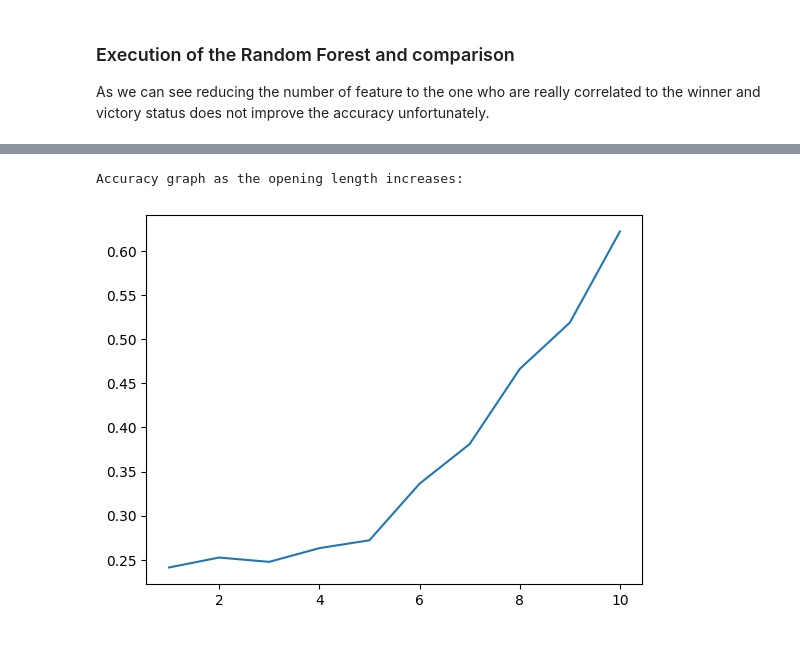
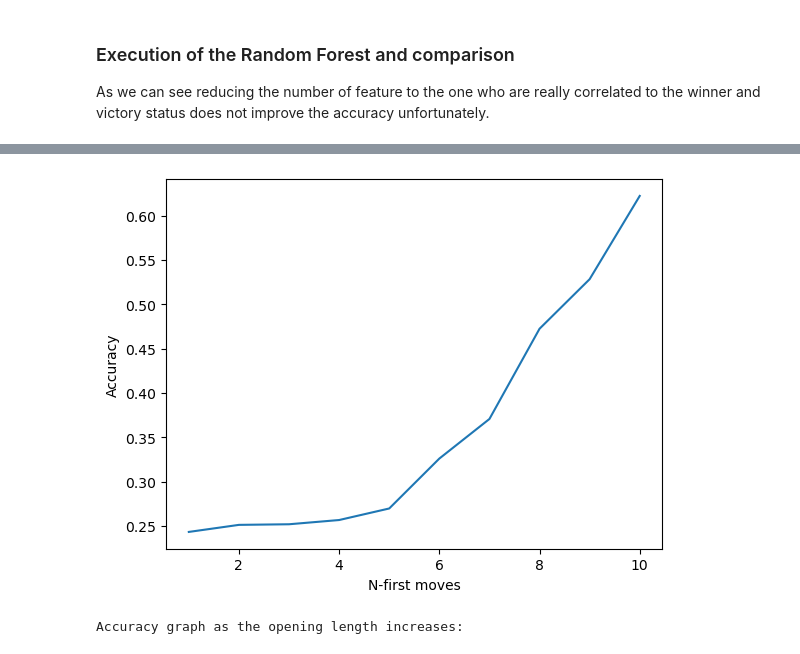
Before and after one commit to robinmoon2/AI_Application_HY, a Jupyter notebook: Chess_Project/Elite_MlPrediction.ipynb, the cells around one changed output, grey strips where cells are left out. Cells and saved outputs as stored; diff of their text form; code cells hidden in the pictures.

```diff
--- a/Chess_Project/Elite_MlPrediction.ipynb
+++ b/Chess_Project/Elite_MlPrediction.ipynb
@@ -349,17 +349,21 @@ def multipleDecisionTree(numMoves):
             None
     return(accuracy_score(yCorrectForCompareX, yPredictForCompareX), numkey)
 # %%
+fig = plt.figure()
+ax = fig.add_subplot(1, 1, 1)
 graphX = np.empty(0)
 graphY = np.empty(0)
 for i in range(1,11):
     graphX = np.append(graphX,i)
     tup = multipleDecisionTree(i)
     numkey = tup[1]
     Acc = tup[0]
     graphY = np.append(graphY,Acc)
-plt.plot(graphX, graphY)
-plt.show
+ax.plot(graphX, graphY)
+ax.set_xlabel("N-first moves")
+ax.set_ylabel("Accuracy")
+plt.show()
 print("Accuracy graph as the opening length increases:")
 # %% [output]
+[figure, new version]
 Accuracy graph as the opening length increases:
-[figure, old version]
```
Also changed, not shown: parts of 9 cells of this notebook, 3 other files.
